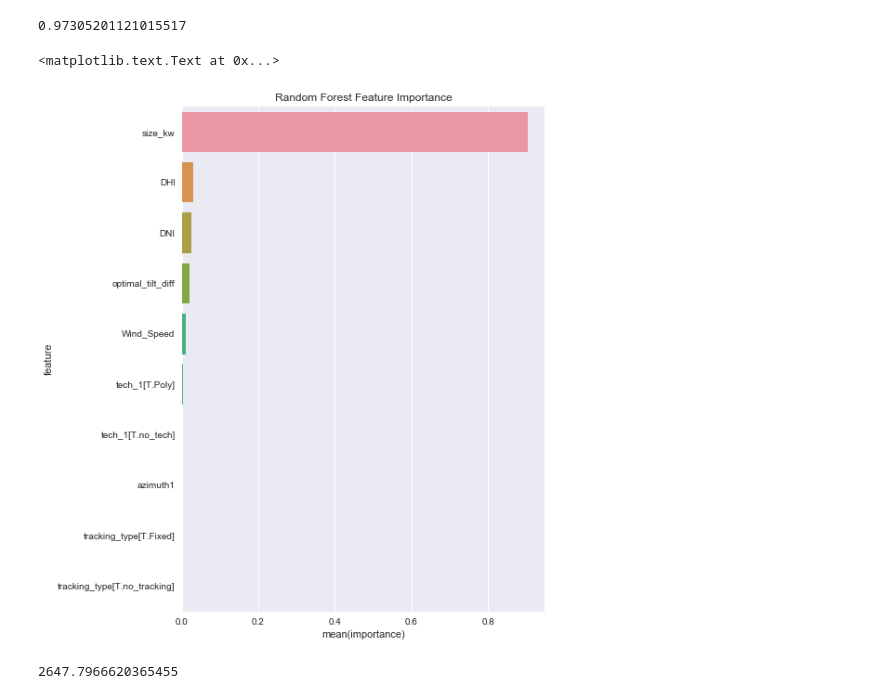
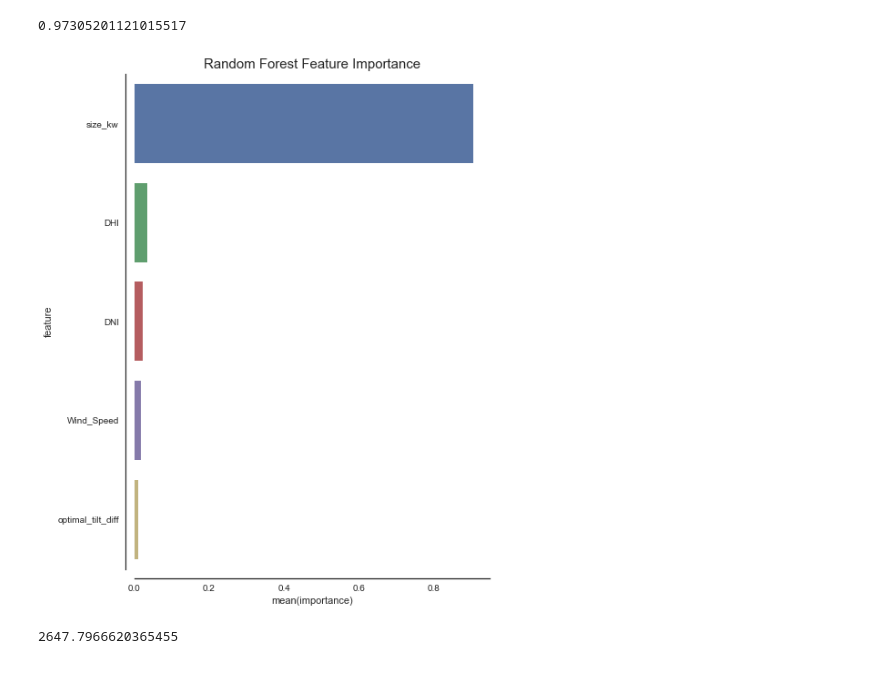
Before and after one commit to iamlostcoast/solar-calculator-models, a Jupyter notebook: solar_project_technical_report_and_summary.ipynb, the cells around one changed output. Drawn from its saved outputs; the diff is of its cells as text; code cells hidden in the pictures.

```diff
--- a/solar_project_technical_report_and_summary.ipynb
+++ b/solar_project_technical_report_and_summary.ipynb
@@ -297,5 +316,7 @@ plt.xlim(-100,6500)
 plt.ylim(-500000,.9*10**7)
 plt.xlabel("Kilowatt Size Capacity")
 plt.ylabel("Annual kWh Energy Produced")
-plt.title("Solar Installations: Size and Annual Energy Produced")
+plt.title("Solar Installations: Size and Annual Energy Produced", size=15)
+sns.set_style("white")
+sns.despine(offset=10, trim=False)
 # %% [output]
@@ -314,5 +336,7 @@ plt.xlim(-100000,6000000)
 plt.ylim(-100000,6000000)
 plt.ylabel("NREL Predicted Annual kWh Energy Produced")
 plt.xlabel("Reported Annual kWh Energy Produced")
-plt.title("NREL Actual v. Reported Annual kWh Energy Produced")
+plt.title("NREL Actual v. Reported Annual kWh Energy Produced", size=15)
+sns.set_style("white")
+sns.despine(offset=10, trim=False)
 # %% [output]
@@ -601,0 +631,15 @@ np.median(lr_residuals_abs * .1024)
+# %%
+formula = """\
+reported_annual_energy_prod ~ size_kw + azimuth1 + optimal_tilt_diff + tech_1 + DHI + DNI + Wind_Speed + tracking_type"""
+
+print 'splitting into X and y design matrices'
+y, X = patsy.dmatrices(formula, df, return_type='dataframe')
+
+scaler = StandardScaler()
+
+X_scaled = pd.DataFrame(scaler.fit_transform(X))
+
+# not using this, just doing a built in evaluation split.
+print 'splitting into train and test'
+
+X_train, X_test, y_train, y_test = train_test_split(X_scaled, y, train_size=.75, random_state=25)
@@ -828,16 +877,20 @@ pickle.dump(rf, open(filename, 'wb'))
+# %%
+filename = 'finalized_rf_model.sav'
+rf = pickle.load(open(filename, 'rb'))
 # %%
 feature_imports = pd.DataFrame({
     'feature': X.columns,
     'importance': rf.feature_importances_
 })
 
 feature_imports.sort_values("importance", inplace=True, ascending=False)
 plt.figure(figsize=(7,10))
-sns.barplot(x=feature_imports.importance.head(10), y=feature_imports.feature.head(10), orient='h')
-plt.title("Random Forest Feature Importance")
+sns.barplot(x=feature_imports.importance.head(5), y=feature_imports.feature.head(5), orient='h')
+plt.title("Random Forest Feature Importance", size=15)
+sns.set_style("white")
+sns.despine(offset=10, trim=False);
 # %% [output]
-<matplotlib.text.Text at 0x...>
-[figure, old version]
+[figure, new version]
 # %%
 rf_pred = rf.predict(X_test)
 # %%
```
Also changed, not shown: parts of 53 cells of this notebook, 1 other file.
